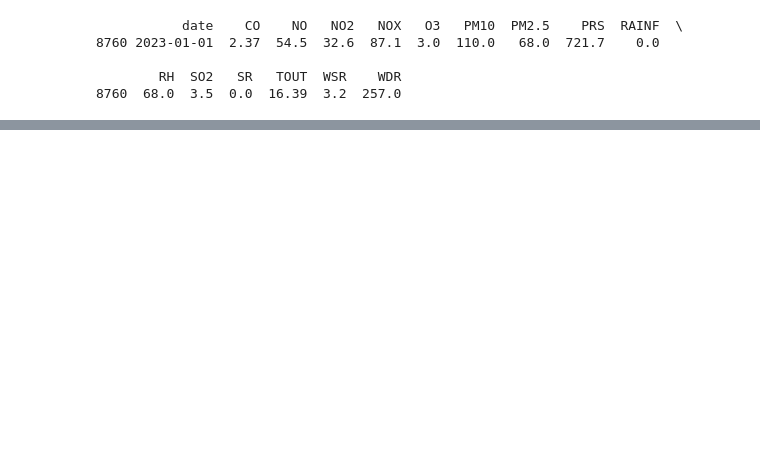
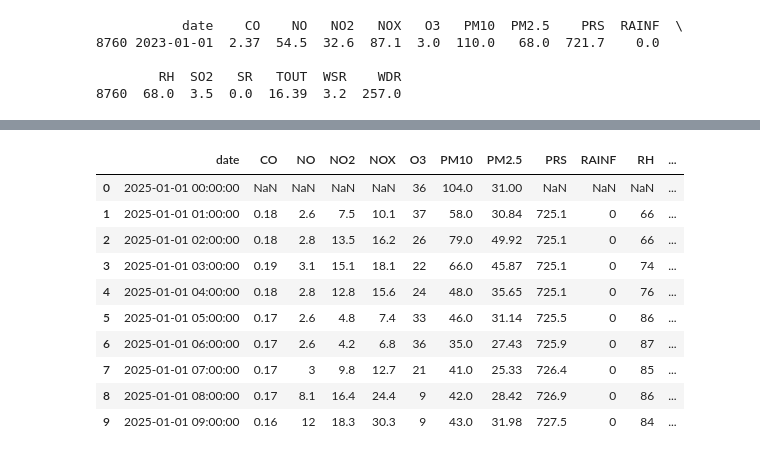
Before and after one commit to julesbw/MA2003B-Reto, a Jupyter notebook: notebooks/nb1.ipynb, the cells around one changed output, grey strips where cells are left out. Saved outputs shown, nothing was run; the diff lists cells and outputs as text; code cells hidden in the pictures; blank space fills up the shorter version.

```diff
--- a/notebooks/nb1.ipynb
+++ b/notebooks/nb1.ipynb
@@ -129,0 +583,36 @@ datos_23_24_reg = unir_dataframes_con_clave(datos_23_24)
+# %%
+datos_25 = pd.read_excel('../datos/BD 2025.xlsx', sheet_name=None)
+
+for key in datos_25.keys():
+    datos_25[key].drop(index=0,inplace=True)
+datos_25_reg = unir_dataframes_con_clave(datos_25)
+datos_25_reg['region'] = datos_25_reg['region'].map({
+"CE":"CENTRO",
+"NE":"NORESTE" ,
+"NE2":"NORESTE2",
+"NE3":"NORESTE3",
+"NO":"NOROESTE",
+"NO2":"NOROESTE2",
+"NO3":"NOROESTE3",
+"NTE":"NORTE" ,
+"NTE2":"NORTE2" ,
+"SE":"SURESTE" ,
+"SE2":"SURESTE2",
+"SE3":"SURESTE3",
+"SO":"SUROESTE",
+"SO2":"SUROESTE2",
+"SUR":"SUR",
+})
+datos_25_reg.head(10)
+# %% [output]
+|  | date | CO | NO | NO2 | NOX | O3 | PM10 | PM2.5 | PRS | RAINF | RH | ... |
+| 0 | 2025-01-01 00:00:00 | NaN | NaN | NaN | NaN | 36 | 104.0 | 31.00 | NaN | NaN | NaN | ... |
+| 1 | 2025-01-01 01:00:00 | 0.18 | 2.6 | 7.5 | 10.1 | 37 | 58.0 | 30.84 | 725.1 | 0 | 66 | ... |
+| 2 | 2025-01-01 02:00:00 | 0.18 | 2.8 | 13.5 | 16.2 | 26 | 79.0 | 49.92 | 725.1 | 0 | 66 | ... |
+| 3 | 2025-01-01 03:00:00 | 0.19 | 3.1 | 15.1 | 18.1 | 22 | 66.0 | 45.87 | 725.1 | 0 | 74 | ... |
+| 4 | 2025-01-01 04:00:00 | 0.18 | 2.8 | 12.8 | 15.6 | 24 | 48.0 | 35.65 | 725.1 | 0 | 76 | ... |
+| 5 | 2025-01-01 05:00:00 | 0.17 | 2.6 | 4.8 | 7.4 | 33 | 46.0 | 31.14 | 725.5 | 0 | 86 | ... |
+| 6 | 2025-01-01 06:00:00 | 0.17 | 2.6 | 4.2 | 6.8 | 36 | 35.0 | 27.43 | 725.9 | 0 | 87 | ... |
+| 7 | 2025-01-01 07:00:00 | 0.17 | 3 | 9.8 | 12.7 | 21 | 41.0 | 25.33 | 726.4 | 0 | 85 | ... |
+| 8 | 2025-01-01 08:00:00 | 0.17 | 8.1 | 16.4 | 24.4 | 9 | 42.0 | 28.42 | 726.9 | 0 | 86 | ... |
+| 9 | 2025-01-01 09:00:00 | 0.16 | 12 | 18.3 | 30.3 | 9 | 43.0 | 31.98 | 727.5 | 0 | 84 | ... |
```
Also changed, not shown: parts of 42 cells of this notebook, 1 other file.
